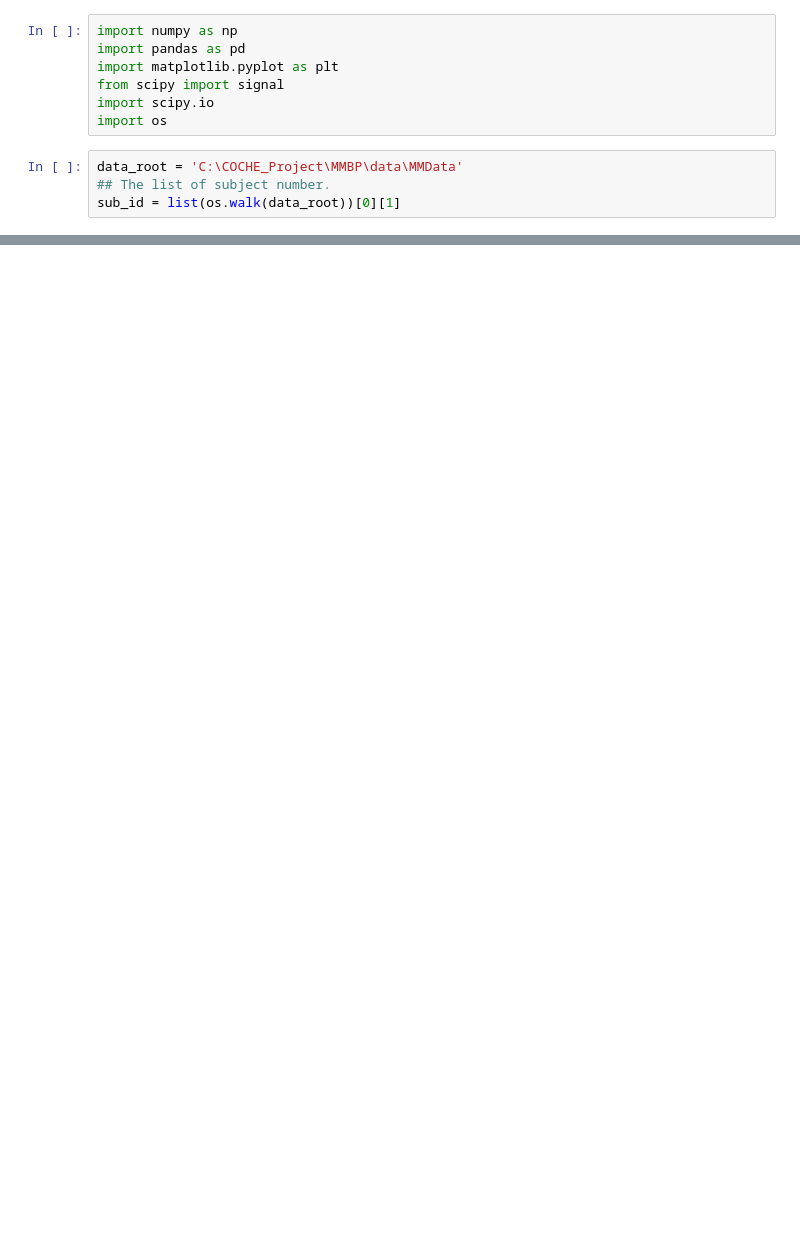
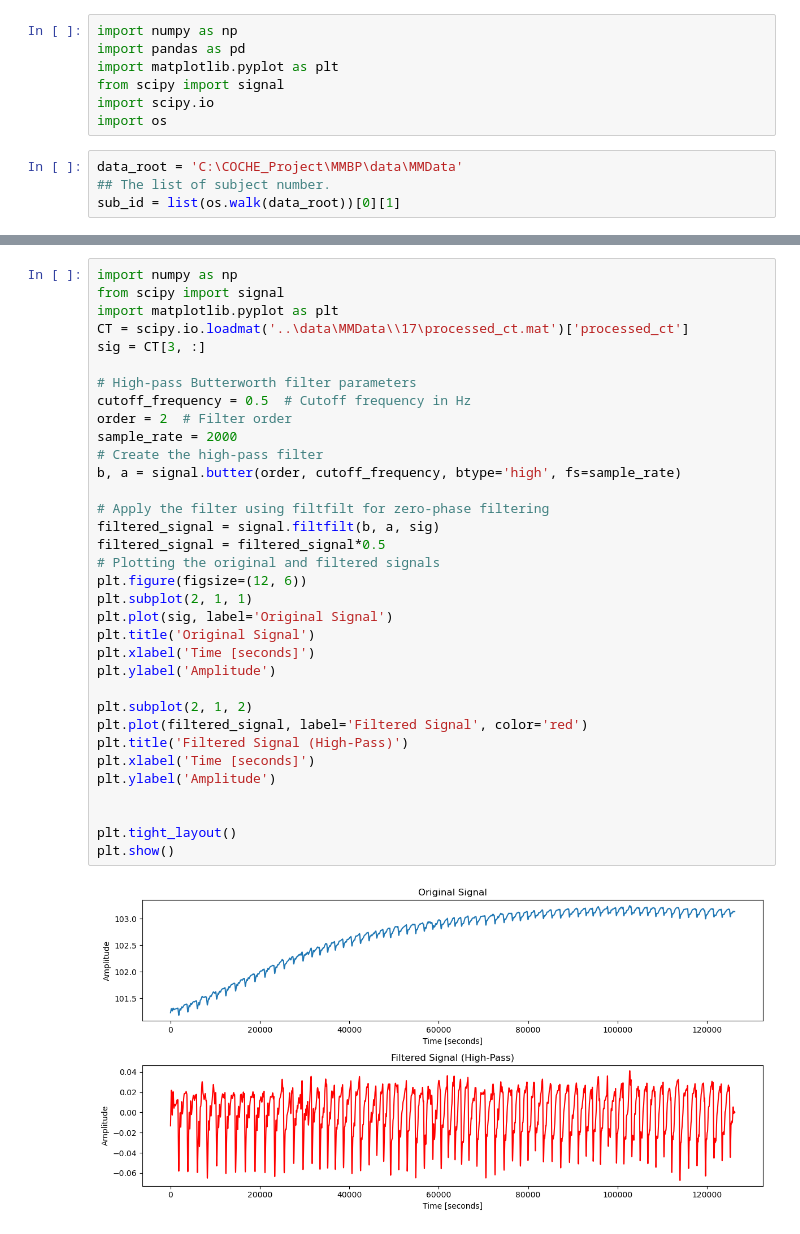
Before and after one commit to YanweiJIN/COCHEHK, a Jupyter notebook: MMBP/signals_30Jan24.ipynb, the cells around one changed output, grey strips where cells are left out. Drawn from its saved outputs; the diff is of its cells as text; blank space fills up the shorter version.

```diff
--- a/MMBP/signals_30Jan24.ipynb
+++ b/MMBP/signals_30Jan24.ipynb
@@ -91 +220,37 @@ All = np.concatenate((Rest1, CT, Re, Rest2), axis=1)
+# %%
+import numpy as np
+from scipy import signal
+import matplotlib.pyplot as plt
+CT = scipy.io.loadmat('..\data\MMData\\17\processed_ct.mat')['processed_ct']
+sig = CT[3, :]
+
+# High-pass Butterworth filter parameters
+cutoff_frequency = 0.5  # Cutoff frequency in Hz
+order = 2  # Filter order
+sample_rate = 2000
+# Create the high-pass filter
+b, a = signal.butter(order, cutoff_frequency, btype='high', fs=sample_rate)
+
+# Apply the filter using filtfilt for zero-phase filtering
+filtered_signal = signal.filtfilt(b, a, sig)
+filtered_signal = filtered_signal*0.5
+# Plotting the original and filtered signals
+plt.figure(figsize=(12, 6))
+plt.subplot(2, 1, 1)
+plt.plot(sig, label='Original Signal')
+plt.title('Original Signal')
+plt.xlabel('Time [seconds]')
+plt.ylabel('Amplitude')
+
+plt.subplot(2, 1, 2)
+plt.plot(filtered_signal, label='Filtered Signal', color='red')
+plt.title('Filtered Signal (High-Pass)')
+plt.xlabel('Time [seconds]')
+plt.ylabel('Amplitude')
+
+
+plt.tight_layout()
+plt.show()
+# %% [output]
+[figure, added]
 # %%
```
Also changed, not shown: parts of 7 cells of this notebook.
